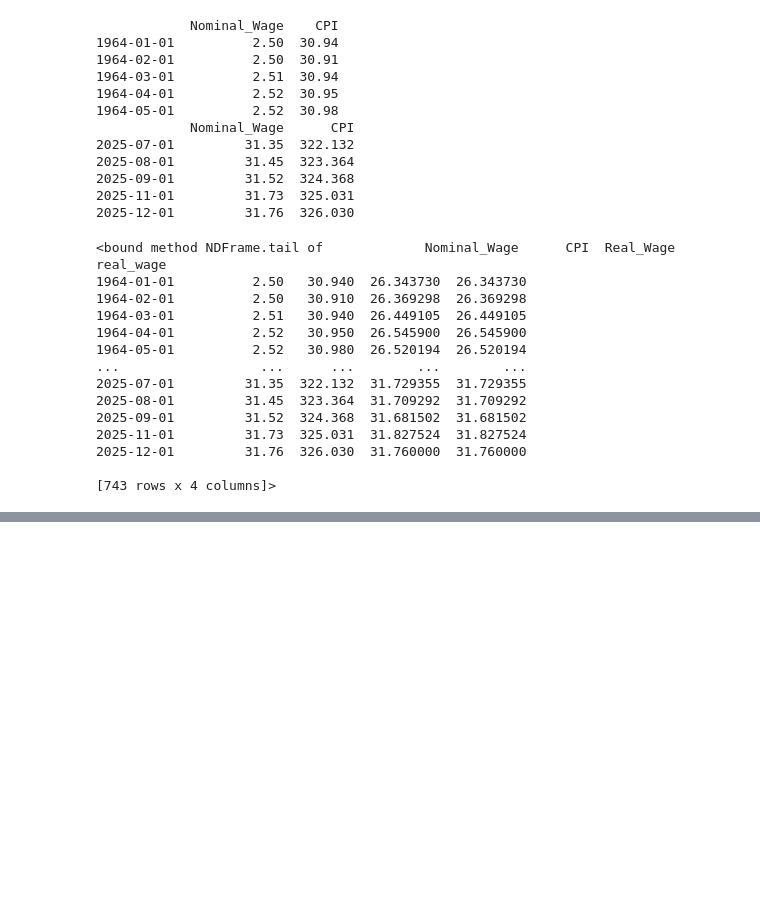
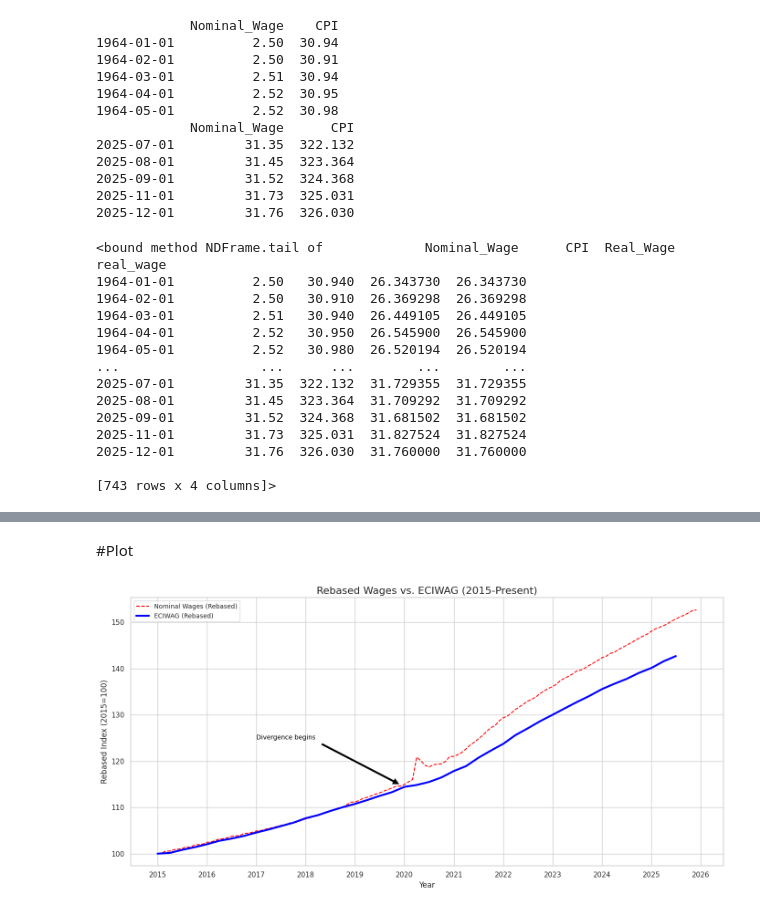
Before and after one commit to justinwender/Data-Analytics-for-Economics, a Jupyter notebook: Lab_2/Lab_2_Deflating_History_With_FRED.ipynb, the cells around one changed output, grey strips where cells are left out. Saved outputs shown, nothing was run; the diff lists cells and outputs as text; code cells hidden in the pictures; blank space fills up the shorter version.

```diff
--- a/Lab_2/Lab_2_Deflating_History_With_FRED.ipynb
+++ b/Lab_2/Lab_2_Deflating_History_With_FRED.ipynb
@@ -82,0 +181,4 @@ print(df.tail)
+# %%
+# Use the existing 'fred' object to fetch the 'ECIWAG' series.
+eciwag = fred.get_series('ECIWAG')
+print("ECIWAG series fetched successfully.")
@@ -82,0 +201,5 @@ print(df.tail)
+# %%
+# Filter the 'eciwag' series to start from '2015-01-01' using the already defined start_date.
+eciwag_filtered = eciwag[eciwag.index >= start_date]
+print("ECIWAG series filtered from 2015-01-01.")
+print(eciwag_filtered.head())
@@ -82,0 +214,5 @@ print(df.tail)
+# %%
+# Rebase the filtered 'wages' series to 100
+wages_rebased = (wages_filtered / wages_filtered.iloc[0]) * 100
+print("Wages series rebased to 100.")
+print(wages_rebased.head())
@@ -82,0 +227,5 @@ print(df.tail)
+# %%
+# Rebase the 'eciwag_filtered' series using the same method, dividing by its first value and multiplying by 100.
+eciwag_rebased = (eciwag_filtered / eciwag_filtered.iloc[0]) * 100
+print("ECIWAG series rebased to 100.")
+print(eciwag_rebased.head())
@@ -82,0 +240,50 @@ print(df.tail)
+# %% [markdown]
+#Plot
+# %%
+# Set Seaborn style
+sns.set_theme(style='whitegrid')
+
+# Create the plot
+plt.figure(figsize=(14, 7))
+
+# Plot the rebased series
+plt.plot(wages_rebased.index, wages_rebased, label='Nominal Wages (Rebased)', color='red', linestyle='--', linewidth=1.5)
+plt.plot(eciwag_rebased.index, eciwag_rebased, label='ECIWAG (Rebased)', color='blue', linewidth=3)
+
+# Add title and labels
+plt.title('Rebased Wages vs. ECIWAG (2015-Present)', fontsize=16)
+plt.xlabel('Year', fontsize=12)
+plt.ylabel('Rebased Index (2015=100)', fontsize=12)
+plt.legend(fontsize=10)
+
+# Add annotation for divergence around 2020
+divergence_date = '2020-01-01' # Approximate date for divergence
+
+# Check if the date exists in both series index for plotting annotation
+if pd.to_datetime(divergence_date) in wages_rebased.index and pd.to_datetime(divergence_date) in eciwag_rebased.index:
+    wages_val = wages_rebased.loc[divergence_date]
+    eciwag_val = eciwag_rebased.loc[divergence_date]
+
+    # Choose the series that shows more pronounced change or simply average for annotation position
+    annotation_y = (wages_val + eciwag_val) / 2 # Example: average y position
+
+    plt.annotate(
+        'Divergence begins',
+        xy=(pd.to_datetime(divergence_date), eciwag_val), # Point to ECIWAG at divergence_date
+        xytext=(pd.to_datetime('2017-01-01'), annotation_y + 10), # Adjust text position
+        arrowprops=dict(facecolor='black', shrink=0.05),
+        fontsize=10,
+        color='black'
+    )
+else:
+    print(f"Warning: Divergence date {divergence_date} not found in one or both rebased series for annotation.")
+
+# Improve date formatting on x-axis
+plt.gca().xaxis.set_major_formatter(plt.matplotlib.dates.DateFormatter('%Y'))
+plt.gca().xaxis.set_major_locator(plt.matplotlib.dates.YearLocator(1)) # Show every year for recent data
+
+plt.grid(True)
+plt.tight_layout()
+plt.show()
+# %% [output]
+[figure, added]
```
Also changed, not shown: parts of 9 cells of this notebook.
